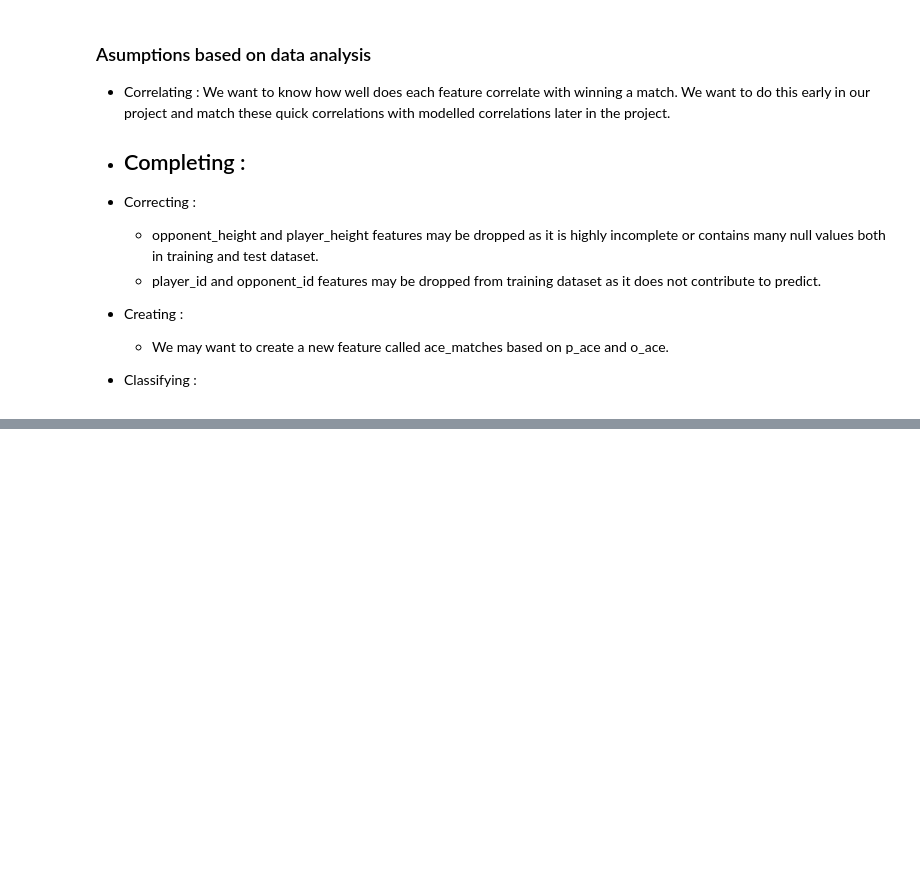
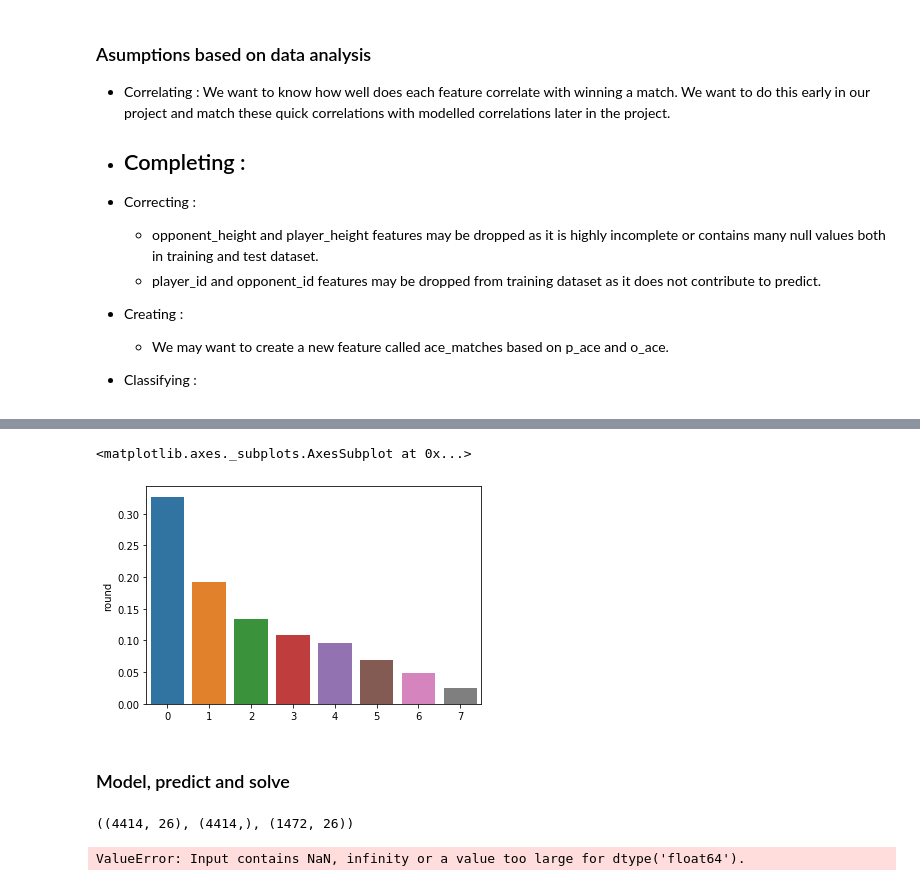
Before and after one commit to Thrynk/Tennis-prediction, a Jupyter notebook: Tennis.ipynb, the cells around one changed output, grey strips where cells are left out. Cells and saved outputs as stored; diff of their text form; code cells hidden in the pictures; blank space fills up the shorter version.

```diff
--- a/Tennis.ipynb
+++ b/Tennis.ipynb
@@ -327,0 +338,9 @@ KeyError: "None of [Index(['dif_ace_matches'], dtype='object')] are in the [colu
+# %%
+for dataset in combine:
+    dataset['round'] = dataset['round'].map( {'RR': 0, 'R128': 1, 'R64': 2, 'R32': 3, 'R16': 4, 'QF': 5, 'SF': 6, 'F': 7} ).astype(int)
+sns.barplot(x = np.sort(train_df['round'].unique()), y = train_df['round'].value_counts()/train_df['round'].count())
+# %% [output]
+<matplotlib.axes._subplots.AxesSubplot at 0x...>
+[figure, added]
+# %% [markdown]
+### Model, predict and solve
@@ -327,0 +357,17 @@ KeyError: "None of [Index(['dif_ace_matches'], dtype='object')] are in the [colu
+# %%
+X_train = train_df.drop("p_matches", axis=1)
+Y_train = train_df['p_matches']
+X_test  = test_df.drop("p_matches", axis=1).copy()
+X_train.shape, Y_train.shape, X_test.shape
+# %% [output]
+((4414, 26), (4414,), (1472, 26))
+# %%
+# Logistic Regression
+
+logreg = LogisticRegression()
+logreg.fit(X_train, Y_train)
+Y_pred = logreg.predict(X_test)
+acc_log = round(logreg.score(X_train, Y_train) * 100, 2)
+acc_log
+# %% [output]
+ValueError: Input contains NaN, infinity or a value too large for dtype('float64').
```
Also changed, not shown: parts of 31 cells of this notebook, 2 other files.
